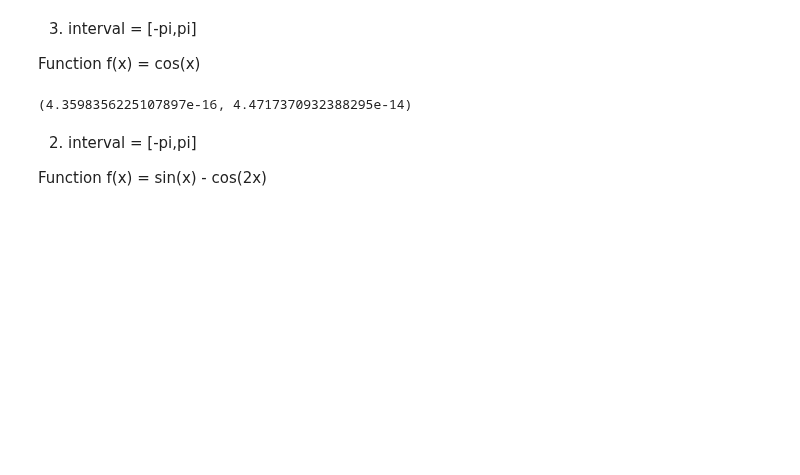
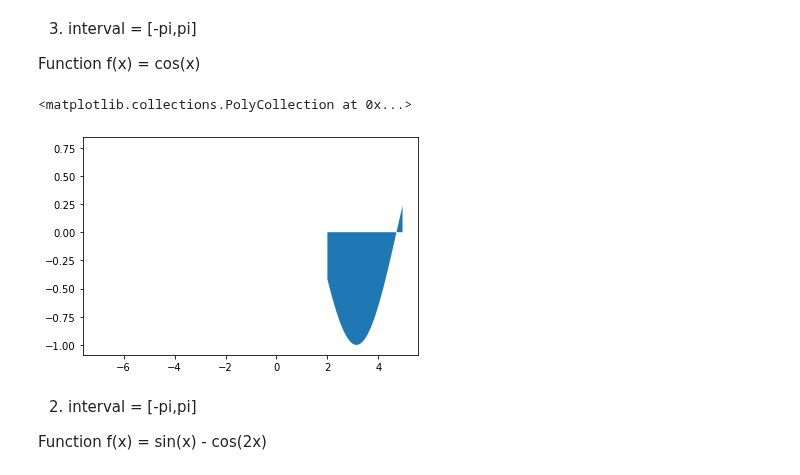
Before and after one commit to felixschh/ai_jan22_felix, a Jupyter notebook: 13. Gradients and Integrals/Gradient Descent and Integrals.ipynb, the cells around one changed output. Drawn from its saved outputs; the diff is of its cells as text; code cells hidden in the pictures; blank space fills up the shorter version.

```diff
--- a/13. Gradients and Integrals/Gradient Descent and Integrals.ipynb
+++ b/13. Gradients and Integrals/Gradient Descent and Integrals.ipynb
@@ -164,17 +169,18 @@ Function f(x) = cos(x)
 # %%
 from scipy import integrate
 
 a, b = [-np.pi, np.pi]
 
 def f(x):
     return np.cos(x)
 
 result = integrate.quad(f, a, b)
 result
-
+plt.plot(x, f(x))
 plt.fill_between(section,f(section))
 # %% [output]
-(4.3598356225107897e-16, 4.4717370932388295e-14)
+<matplotlib.collections.PolyCollection at 0x...>
+[figure, added]
 # %% [markdown]
 2. interval = \[-pi,pi\]
 
```
Also changed, not shown: parts of 5 cells of this notebook.
